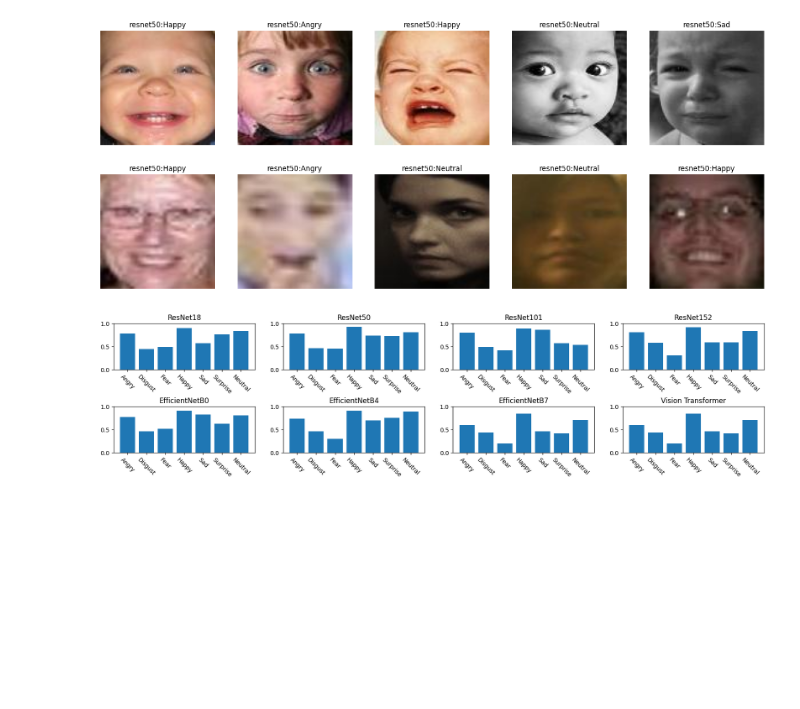
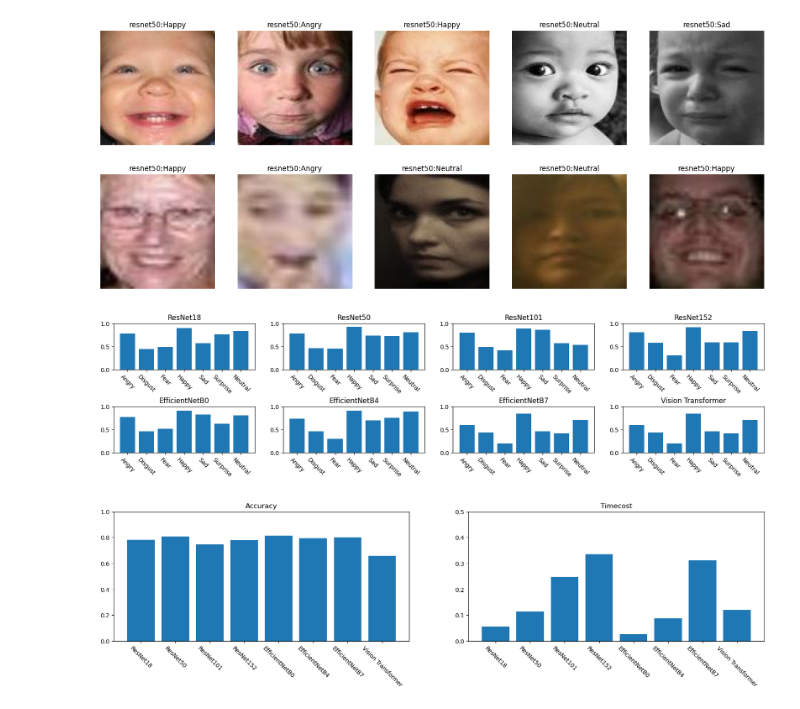
Before and after one commit to LuoXubo/Facial-expression-recgonition, a Jupyter notebook: demo.ipynb, the cells around one changed output. Drawn from its saved outputs; the diff is of its cells as text; code cells hidden in the pictures; blank space fills up the shorter version.

Commit message:
update visualization

```diff
--- a/demo.ipynb
+++ b/demo.ipynb
@@ -135,3 +137,43 @@ plt.subplots_adjust(hspace=0.8)
 plt.show()
 # %% [output]
 [figure]
+# %%
+# accuracy and time analysis
+# | Model | Accuracy | Timecost |
+# | ---------------- | -------- | -------- |
+# | ResNet18 | 0.7820 | 0.0571 |
+# | ResNet50 | 0.8067 | 0.1138 |
+# | ResNet101 | 0.7465 | 0.2479 |
+# | ResNet152 | 0.7803 | 0.3358 |
+# | EfficientNetB0 | 0.8136 | 0.0267 |
+# | EfficientNetB4 | 0.7939 | 0.0880 |
+# | EfficientNetB7 | 0.8029 | 0.3116 |
+# | Vision Transformer | 0.6578 | 0.1202 |
+
+# visualize the results
+results = {
+    'ResNet18': [0.7820, 0.0571],
+    'ResNet50': [0.8067, 0.1138],
+    'ResNet101': [0.7465, 0.2479],
+    'ResNet152': [0.7803, 0.3358],
+    'EfficientNetB0': [0.8136, 0.0267],
+    'EfficientNetB4': [0.7939, 0.0880],
+    'EfficientNetB7': [0.8029, 0.3116],
+    'Vision Transformer': [0.6578, 0.1202]
+}
+
+# 折线图可视化
+fig, ax = plt.subplots(1, 2, figsize=(20, 4))
+ax[0].bar(results.keys(), [results[model][0] for model in results.keys()])
+ax[0].set_title('Accuracy')
+ax[0].set_ylim(0, 1)
+ax[0].xaxis.set_tick_params(rotation=-45)
+
+ax[1].bar(results.keys(), [results[model][1] for model in results.keys()])
+ax[1].set_title('Timecost')
+ax[1].set_ylim(0, 0.5)
+ax[1].xaxis.set_tick_params(rotation=-45)
+
+plt.show()
+# %% [output]
+[figure, added]
```
Also changed, not shown: parts of 1 cell of this notebook, 1 other file.
